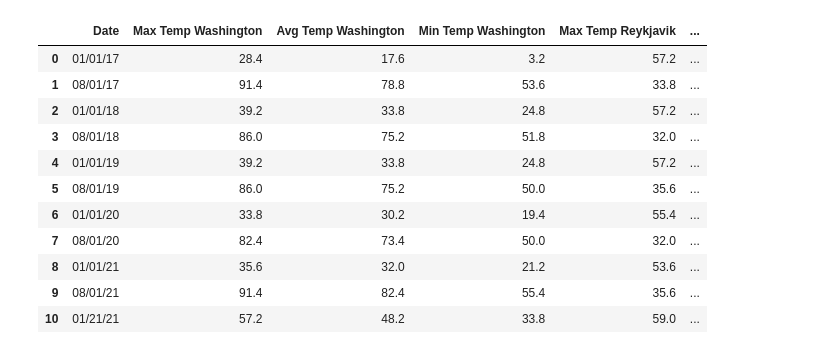
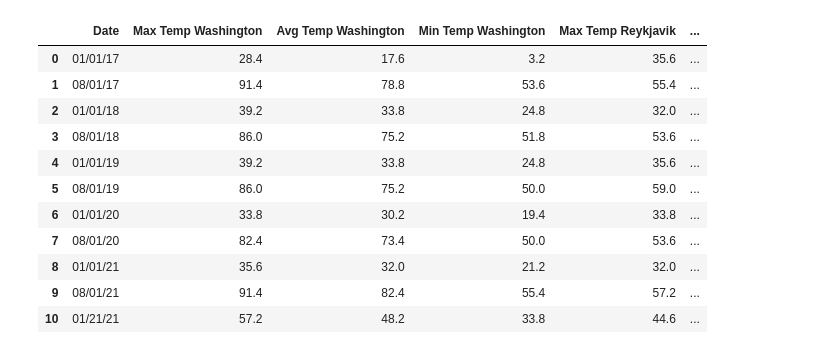
Before and after one commit to CharlotteC21/Cryptocurreny-Trend-Analysis-Group-Project, a Jupyter notebook: weather .ipynb, the cells around one changed output. Drawn from its saved outputs; the diff is of its cells as text; code cells hidden in the pictures.

```diff
--- a/weather .ipynb
+++ b/weather .ipynb
@@ -10,34 +10,29 @@ from scipy.stats import linregress
 from pprint import pprint
 # %%
 wash_weather_data = pd.read_csv("WashingtonDataCenter.csv")
-weather_data.dtypes
-# dfST['timestamp'] = pd.to_datetime(dfST['timestamp'])
-wash_weather_data["Date"] = pd.to_datetime(weather_data["Date"]).dt.strftime('%m/%d/%y')
+wash_weather_data["Date"] = pd.to_datetime(wash_weather_data["Date"]).dt.strftime('%m/%d/%y')
 
 ice_weather_data = pd.read_csv("ReykjavikIcelandDataCenter.csv")
-ice_weather_data["Date"] = pd.to_datetime(weather_data["Date"]).dt.strftime('%m/%d/%y')
-
+ice_weather_data["Date"] = pd.to_datetime(ice_weather_data["Date"]).dt.strftime('%m/%d/%y')
 
 bitcoin = pd.read_csv("BTC-USD.csv")
 bitcoin["Date"] = pd.to_datetime(bitcoin["Date"]).dt.strftime('%m/%d/%y')
-# bitcoin["Date"] = pd.to_datetime(bitcoin["Date"]).dt.strftime('%Y-%m')
-# bitcoin.drop_duplicates(subset=['Date'], keep='last', inplace=True)
 
 weather_df = pd.merge(wash_weather_data, ice_weather_data, how="inner", on="Date")
 weather_df.rename(columns = {'Max Temp_x':'Max Temp Washington', 'Avg Temp_x':'Avg Temp Washington', 'Min Temp_x':'Min Temp Washington','Max Temp_y':'Max Temp Reykjavik', 'Avg Temp_y':'Avg Temp Reykjavik', 'Min Temp_y':'Min Temp Reykjavik'}, inplace = True)
 
 bit_weather_df = pd.merge(weather_df, bitcoin, how="inner", on="Date")
 bit_weather_df
 # %% [output]
 |  | Date | Max Temp Washington | Avg Temp Washington | Min Temp Washington | Max Temp Reykjavik | ... |
-| 0 | 01/01/17 | 28.4 | 17.6 | 3.2 | 57.2 | ... |
-| 1 | 08/01/17 | 91.4 | 78.8 | 53.6 | 33.8 | ... |
-| 2 | 01/01/18 | 39.2 | 33.8 | 24.8 | 57.2 | ... |
-| 3 | 08/01/18 | 86.0 | 75.2 | 51.8 | 32.0 | ... |
-| 4 | 01/01/19 | 39.2 | 33.8 | 24.8 | 57.2 | ... |
-| 5 | 08/01/19 | 86.0 | 75.2 | 50.0 | 35.6 | ... |
-| 6 | 01/01/20 | 33.8 | 30.2 | 19.4 | 55.4 | ... |
-| 7 | 08/01/20 | 82.4 | 73.4 | 50.0 | 32.0 | ... |
-| 8 | 01/01/21 | 35.6 | 32.0 | 21.2 | 53.6 | ... |
-| 9 | 08/01/21 | 91.4 | 82.4 | 55.4 | 35.6 | ... |
-| 10 | 01/21/21 | 57.2 | 48.2 | 33.8 | 59.0 | ... |
+| 0 | 01/01/17 | 28.4 | 17.6 | 3.2 | 35.6 | ... |
+| 1 | 08/01/17 | 91.4 | 78.8 | 53.6 | 55.4 | ... |
+| 2 | 01/01/18 | 39.2 | 33.8 | 24.8 | 32.0 | ... |
+| 3 | 08/01/18 | 86.0 | 75.2 | 51.8 | 53.6 | ... |
+| 4 | 01/01/19 | 39.2 | 33.8 | 24.8 | 35.6 | ... |
+| 5 | 08/01/19 | 86.0 | 75.2 | 50.0 | 59.0 | ... |
+| 6 | 01/01/20 | 33.8 | 30.2 | 19.4 | 33.8 | ... |
+| 7 | 08/01/20 | 82.4 | 73.4 | 50.0 | 53.6 | ... |
+| 8 | 01/01/21 | 35.6 | 32.0 | 21.2 | 32.0 | ... |
+| 9 | 08/01/21 | 91.4 | 82.4 | 55.4 | 57.2 | ... |
+| 10 | 01/21/21 | 57.2 | 48.2 | 33.8 | 44.6 | ... |
```
Also changed, not shown: parts of 9 cells of this notebook.
